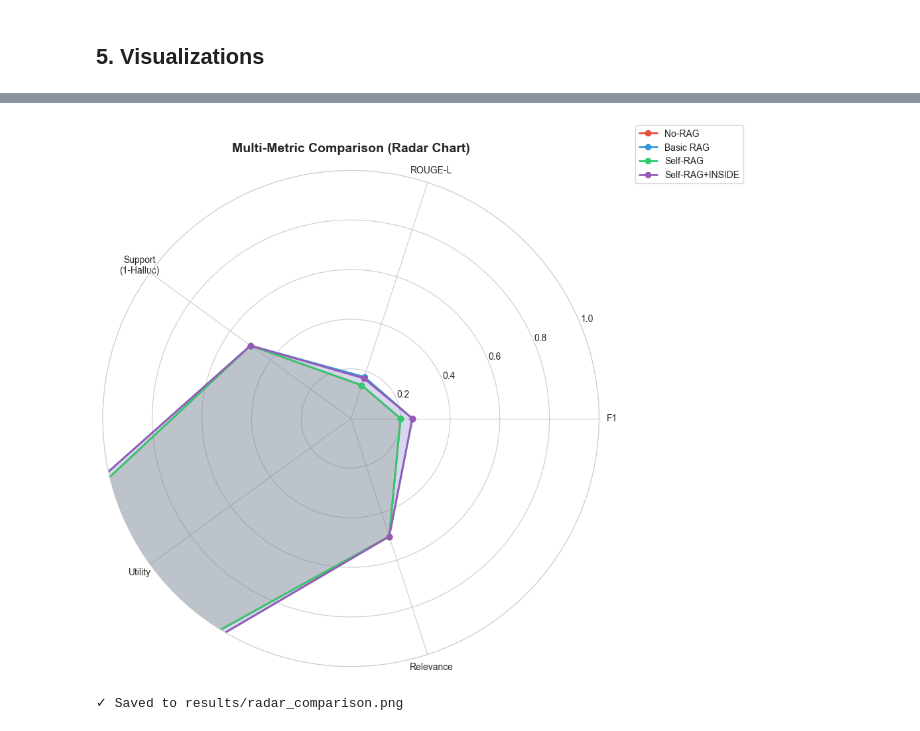
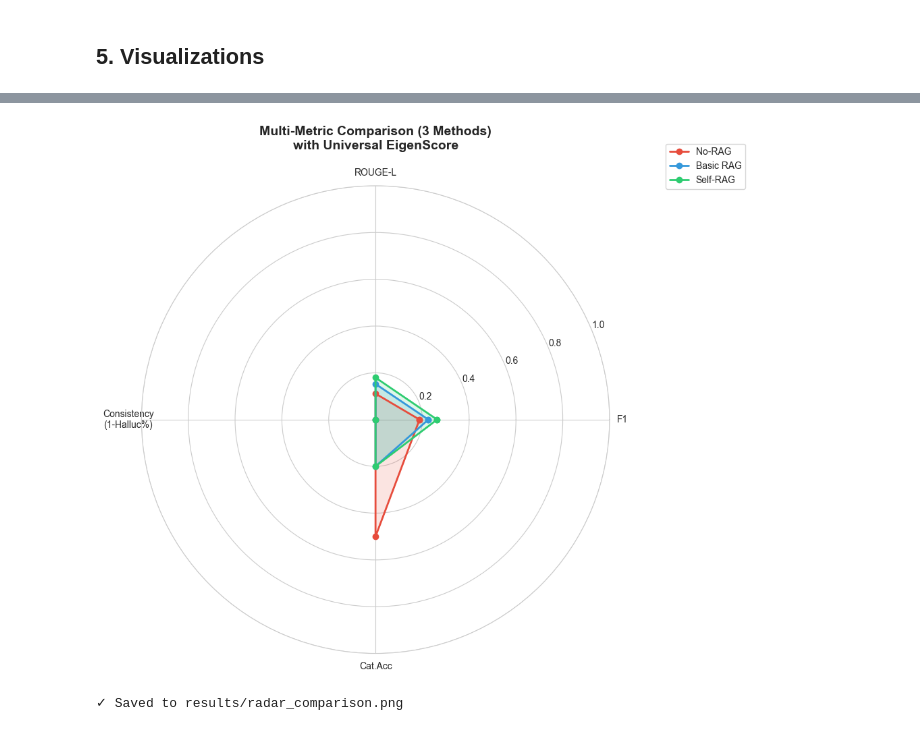
Before and after one commit to hardness1020/Self-RAG-and-INSIDE-System-for-Legal-Analysis, a Jupyter notebook: notebooks/11_legalbench_generation.ipynb, the cells around one changed output, grey strips where cells are left out. Drawn from its saved outputs; the diff is of its cells as text; code cells hidden in the pictures.

```diff
--- a/notebooks/11_legalbench_generation.ipynb
+++ b/notebooks/11_legalbench_generation.ipynb
@@ -523,12 +450,13 @@ Will evaluate on 10 queries
 Cache file: ../results/generation_results_subset.json
 # %%
 # Check if cached results exist
-if Path(CACHE_FILE).exists():
+USE_CACHE = True
+if USE_CACHE and Path(CACHE_FILE).exists():
     print(f"✓ Loading cached results from {CACHE_FILE}")
     with open(CACHE_FILE, 'r') as f:
         all_results = json.load(f)
     print(f"  Loaded {len(all_results)} results")
 else:
-    print("No cached results found. Will run evaluation...")
+    print("No cached results found or caching disabled. Will run evaluation...")
     all_results = None
 # %% [output]
@@ -999,10 +792,10 @@ print("✓ Saved to results/generation_comparison.png")
 ✓ Saved to results/generation_comparison.png
 # %%
-# Radar chart: Multi-metric comparison
+# Radar chart: Multi-metric comparison (3 methods)
 from math import pi
 
 # Prepare data (normalize to 0-1 for radar chart)
-categories = ['F1', 'ROUGE-L', 'Support\n(1-Halluc)', 'Utility', 'Relevance']
+categories = ['F1', 'ROUGE-L', 'Consistency\n(1-Halluc%)', 'Cat.Acc']
 N = len(categories)
 
 angles = [n / float(N) * 2 * pi for n in range(N)]
@@ -1010,39 +803,47 @@ angles += angles[:1]
 
 fig, ax = plt.subplots(figsize=(10, 10), subplot_kw=dict(projection='polar'))
 
-colors = ['#e74c3c', '#3498db', '#2ecc71', '#9b59b6']
+colors = ['#e74c3c', '#3498db', '#2ecc71']
 
 for i, method in enumerate(methods):
     metrics = metrics_by_method[method]
 
+    # Get hallucination rate from EigenScore (use actual values, not defaults)
+    halluc_rate = metrics.get('hallucination_rate_eigen')
+    if halluc_rate is None:
+        # If no EigenScore data, show as "unknown" (0.5 consistency)
+        consistency = 0.5
+        print(f"Warning: No EigenScore data for {method}, using default consistency=0.5")
+    else:
+        consistency = 1 - halluc_rate
+
     values = [
         metrics['avg_f1_score'],
         metrics['avg_rouge_l'],
-        1 - metrics.get('hallucination_rate', 0.5),  # Invert hallucination
-        metrics.get('avg_utility_score', 0.5),
-        metrics.get('relevance_rate', 0.5),
+        consistency,
+        metrics['categorical_accuracy'],
     ]
     values += values[:1]
 
     ax.plot(angles, values, 'o-', linewidth=2, label=method, color=colors[i])
     ax.fill(angles, values, alpha=0.15, color=colors[i])
 
 ax.set_xticks(angles[:-1])
 ax.set_xticklabels(categories)
 ax.set_ylim(0, 1)
 ax.set_yticks([0.2, 0.4, 0.6, 0.8, 1.0])
 ax.set_yticklabels(['0.2', '0.4', '0.6', '0.8', '1.0'])
 ax.grid(True)
 ax.legend(loc='upper right', bbox_to_anchor=(1.3, 1.1))
-ax.set_title('Multi-Metric Comparison (Radar Chart)', pad=20, fontsize=14, fontweight='bold')
+ax.set_title('Multi-Metric Comparison (3 Methods)\nwith Universal EigenScore', pad=20, fontsize=14, fontweight='bold')
 
 plt.tight_layout()
 plt.savefig('../results/radar_comparison.png', dpi=300, bbox_inches='tight')
 plt.show()
 
 print("✓ Saved to results/radar_comparison.png")
 # %% [output]
-[figure, old version]
+[figure, new version]
 ✓ Saved to results/radar_comparison.png
 # %%
 # Per-subdataset breakdown
```
Also changed, not shown: parts of 23 cells of this notebook, 6 other files.
